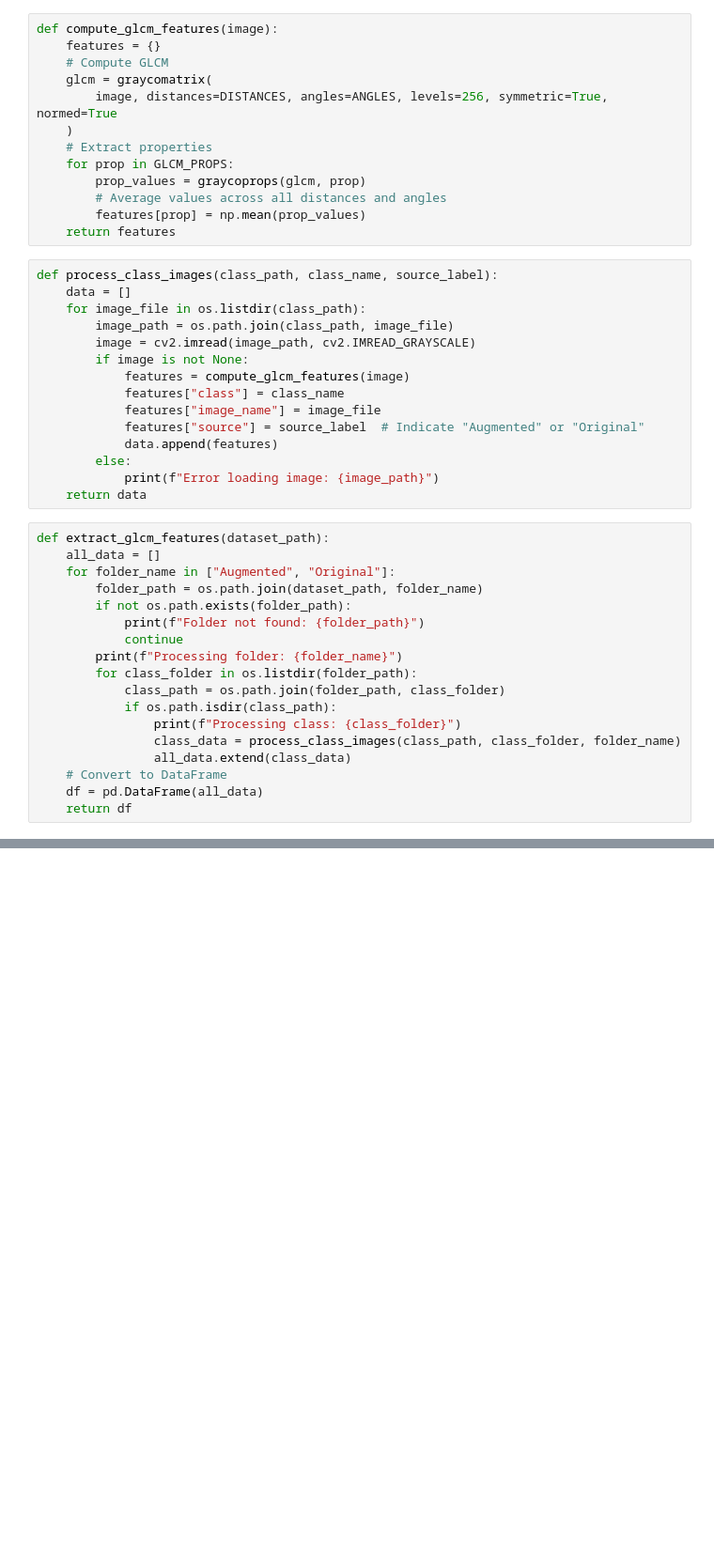
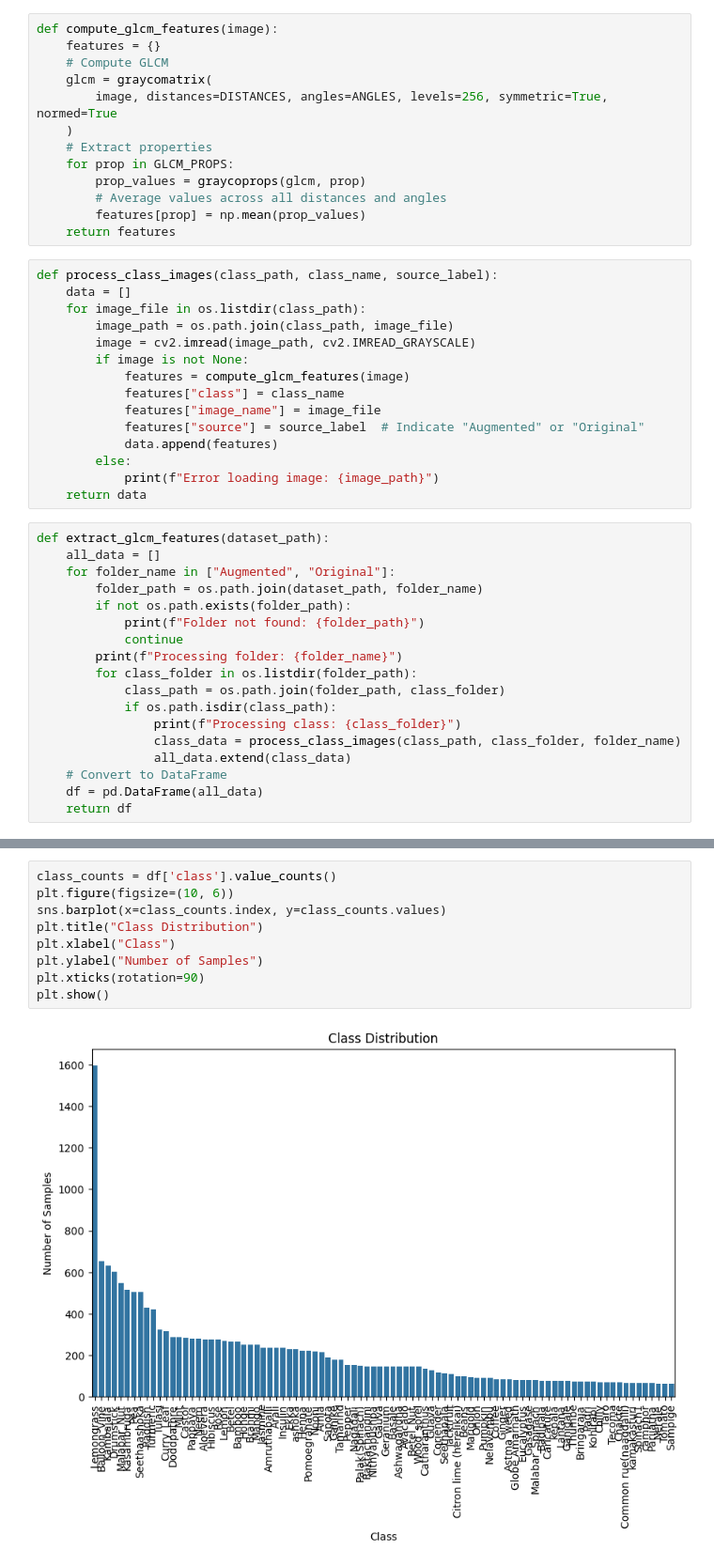
Before and after one commit to AadhithyaPrakash/MED_LEAF_ID, a Jupyter notebook: src/Scripts/glcm.ipynb, the cells around one changed output, grey strips where cells are left out. Shown at 94% size. Drawn from its saved outputs; the diff is of its cells as text; blank space fills up the shorter version.

```diff
--- a/src/Scripts/glcm.ipynb
+++ b/src/Scripts/glcm.ipynb
@@ -66,0 +135,11 @@ if __name__ == "__main__":
+# %%
+class_counts = df['class'].value_counts()
+plt.figure(figsize=(10, 6))
+sns.barplot(x=class_counts.index, y=class_counts.values)
+plt.title("Class Distribution")
+plt.xlabel("Class")
+plt.ylabel("Number of Samples")
+plt.xticks(rotation=90)
+plt.show()
+# %% [output]
+[figure, added]
```
Also changed, not shown: parts of 5 cells of this notebook, 1 other file.
